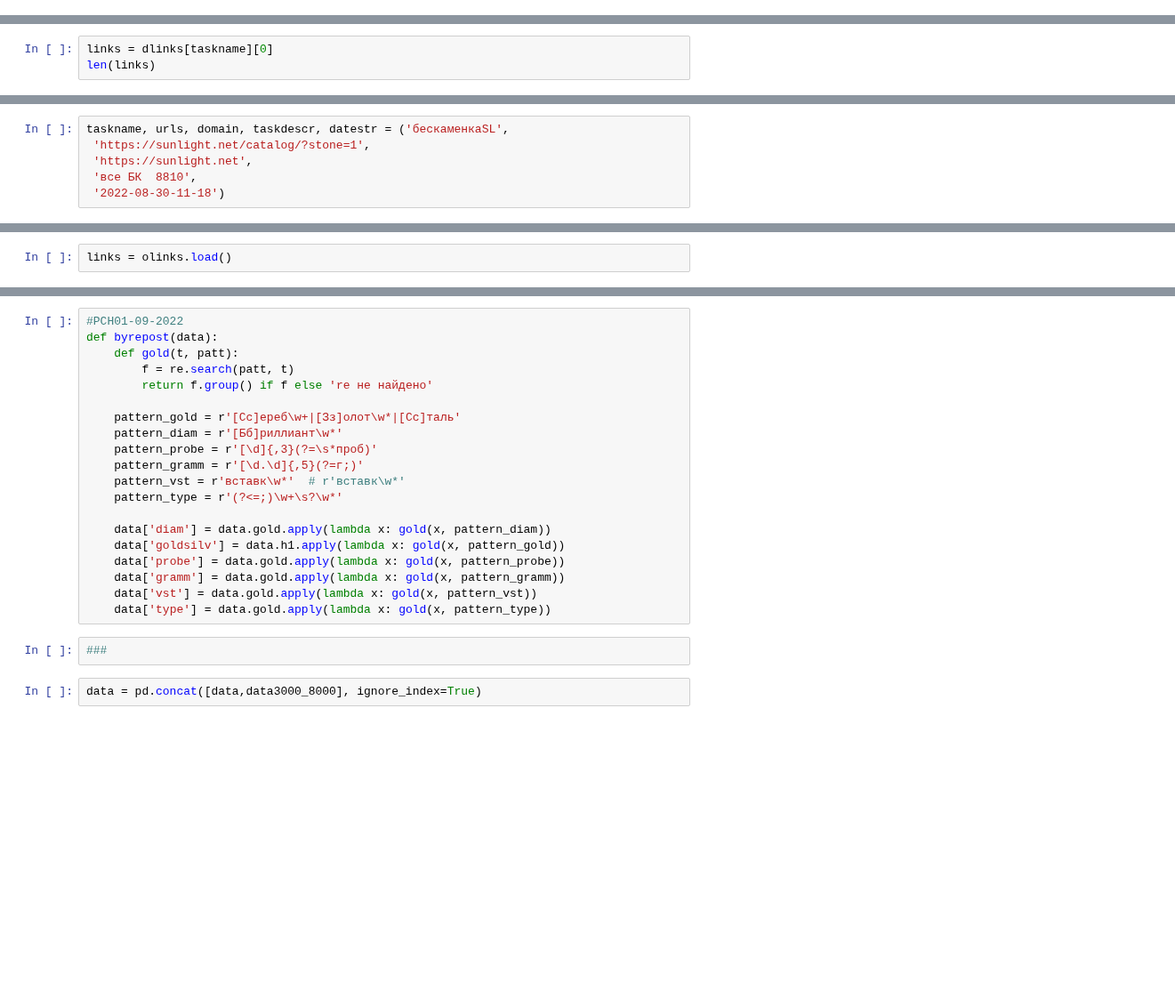
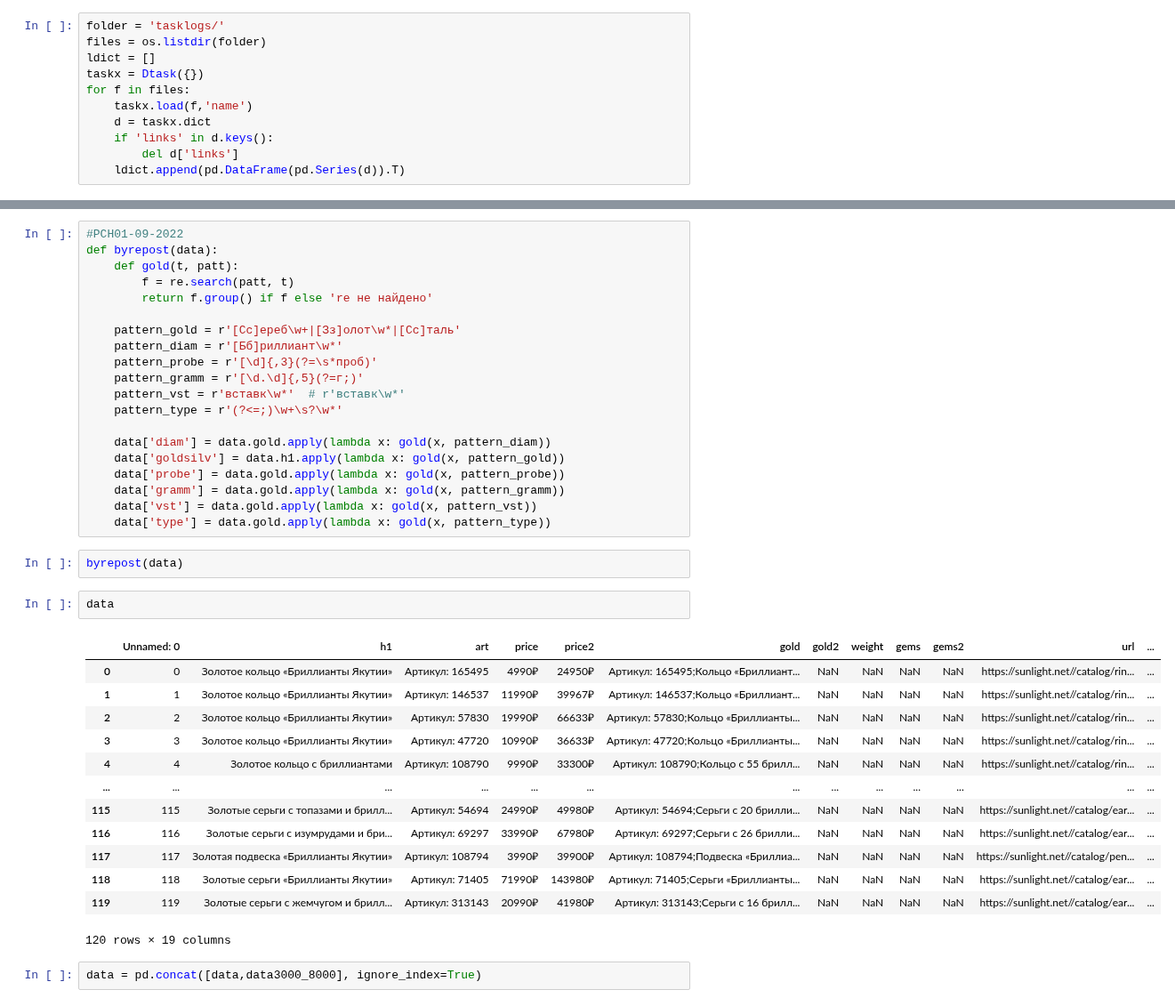
Before and after one commit to KeskilV/Parsing_NKO, a Jupyter notebook: ParsingSUNLIGHT.ipynb, the cells around one changed output, grey strips where cells are left out. Shown at 89% size. Drawn from its saved outputs; the diff is of its cells as text; blank space fills up the shorter version.

Commit message:
collect from folders

```diff
--- a/ParsingSUNLIGHT.ipynb
+++ b/ParsingSUNLIGHT.ipynb
@@ -45,0 +90,11 @@ from classes_site import Site
+# %%
+folder = 'tasklogs/'
+files = os.listdir(folder)
+ldict = []
+taskx = Dtask({})
+for f in files:
+    taskx.load(f,'name')
+    d = taskx.dict
+    if 'links' in d.keys():
+        del d['links']
+    ldict.append(pd.DataFrame(pd.Series(d)).T)
@@ -388,3 +314,0 @@ dlinks
-# %%
-links = dlinks[taskname][0]
-len(links)
@@ -444,6 +314,0 @@ class Dlinks():
-# %%
-taskname, urls, domain, taskdescr, datestr = ('бескаменкаSL',
- 'https://sunlight.net/catalog/?stone=1',
- 'https://sunlight.net',
- 'все БК  8810',
- '2022-08-30-11-18')
@@ -458,2 +314,0 @@ olinks.save(taskname, links, urls, domain, taskdescr, datestr )
-# %%
-links = olinks.load()
@@ -675,8 +500,24 @@ def byrepost(data):
     data['gramm'] = data.gold.apply(lambda x: gold(x, pattern_gramm))
     data['vst'] = data.gold.apply(lambda x: gold(x, pattern_vst))
     data['type'] = data.gold.apply(lambda x: gold(x, pattern_type))
-# %%
-###
+# %%
+byrepost(data)
+# %%
+data
+# %% [output]
+|  | Unnamed: 0 | h1 | art | price | price2 | gold | gold2 | weight | gems | gems2 | url | ... |
+| 0 | 0 | Золотое кольцо «Бриллианты Якутии» | Артикул: 165495 | 4990₽ | 24950₽ | Артикул: 165495;Кольцо «Бриллиант... | NaN | NaN | NaN | NaN | https://sunlight.net//catalog/rin... | ... |
+| 1 | 1 | Золотое кольцо «Бриллианты Якутии» | Артикул: 146537 | 11990₽ | 39967₽ | Артикул: 146537;Кольцо «Бриллиант... | NaN | NaN | NaN | NaN | https://sunlight.net//catalog/rin... | ... |
+| 2 | 2 | Золотое кольцо «Бриллианты Якутии» | Артикул: 57830 | 19990₽ | 66633₽ | Артикул: 57830;Кольцо «Бриллианты... | NaN | NaN | NaN | NaN | https://sunlight.net//catalog/rin... | ... |
+| 3 | 3 | Золотое кольцо «Бриллианты Якутии» | Артикул: 47720 | 10990₽ | 36633₽ | Артикул: 47720;Кольцо «Бриллианты... | NaN | NaN | NaN | NaN | https://sunlight.net//catalog/rin... | ... |
+| 4 | 4 | Золотое кольцо с бриллиантами | Артикул: 108790 | 9990₽ | 33300₽ | Артикул: 108790;Кольцо с 55 брилл... | NaN | NaN | NaN | NaN | https://sunlight.net//catalog/rin... | ... |
+| ... | ... | ... | ... | ... | ... | ... | ... | ... | ... | ... | ... | ... |
+| 115 | 115 | Золотые серьги с топазами и брилл... | Артикул: 54694 | 24990₽ | 49980₽ | Артикул: 54694;Серьги с 20 брилли... | NaN | NaN | NaN | NaN | https://sunlight.net//catalog/ear... | ... |
+| 116 | 116 | Золотые серьги с изумрудами и бри... | Артикул: 69297 | 33990₽ | 67980₽ | Артикул: 69297;Серьги с 26 брилли... | NaN | NaN | NaN | NaN | https://sunlight.net//catalog/ear... | ... |
+| 117 | 117 | Золотая подвеска «Бриллианты Якутии» | Артикул: 108794 | 3990₽ | 39900₽ | Артикул: 108794;Подвеска «Бриллиа... | NaN | NaN | NaN | NaN | https://sunlight.net//catalog/pen... | ... |
+| 118 | 118 | Золотые серьги «Бриллианты Якутии» | Артикул: 71405 | 71990₽ | 143980₽ | Артикул: 71405;Серьги «Бриллианты... | NaN | NaN | NaN | NaN | https://sunlight.net//catalog/ear... | ... |
+| 119 | 119 | Золотые серьги с жемчугом и брилл... | Артикул: 313143 | 20990₽ | 41980₽ | Артикул: 313143;Серьги с 16 брилл... | NaN | NaN | NaN | NaN | https://sunlight.net//catalog/ear... | ... |
+120 rows × 19 columns
 # %%
 data = pd.concat([data,data3000_8000], ignore_index=True)
 # %%
```
Also changed, not shown: parts of 75 cells of this notebook, 18 other files.
